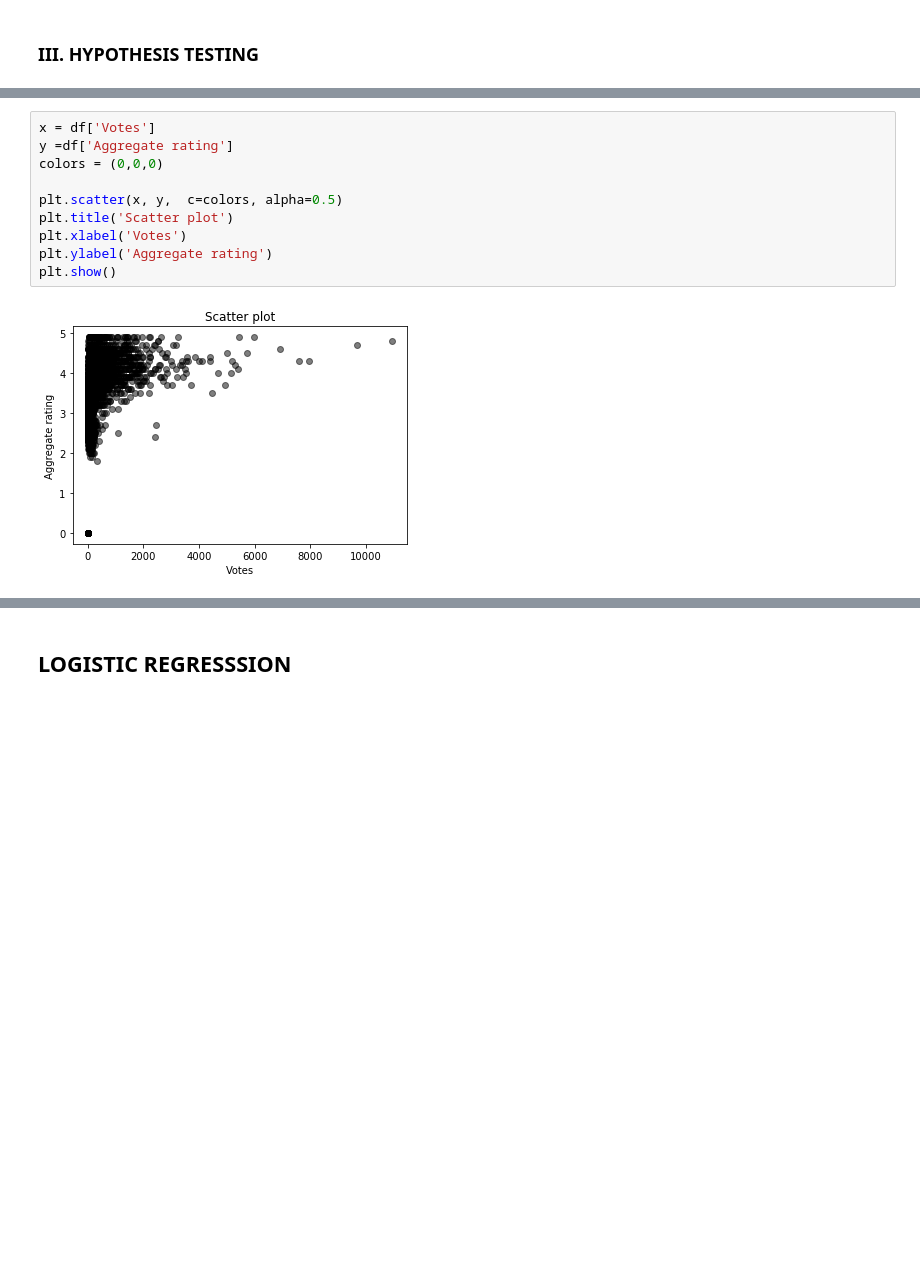
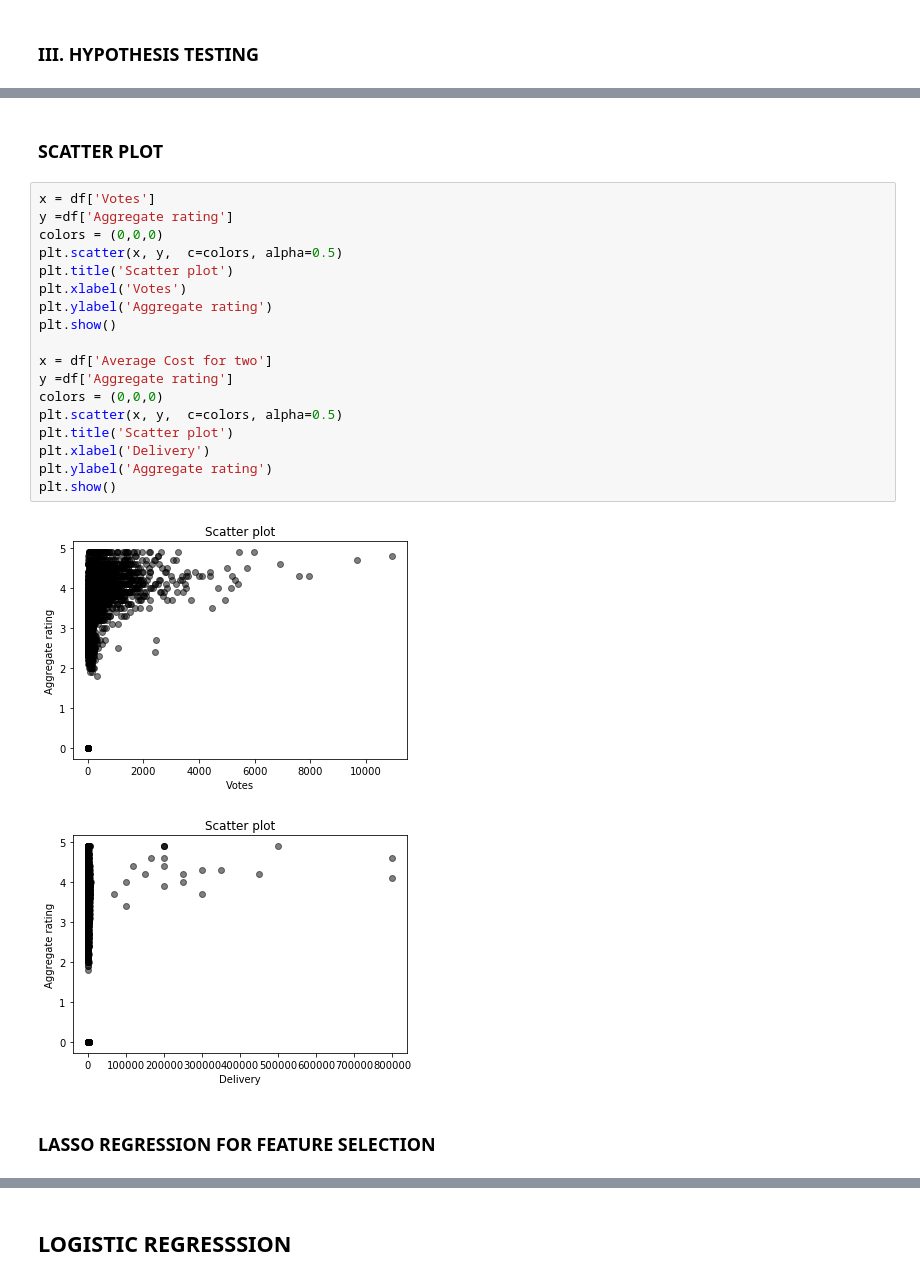
Before and after one commit to sumedha12/pythonzomatoproject, a Jupyter notebook: pythonzomatoproject-Copy1 (7).ipynb, the cells around one changed output, grey strips where cells are left out. Saved outputs shown, nothing was run; the diff lists cells and outputs as text; blank space fills up the shorter version.

```diff
--- a/pythonzomatoproject-Copy1 (7).ipynb
+++ b/pythonzomatoproject-Copy1 (7).ipynb
@@ -124,12 +256,25 @@ For exploring the relation, we develop a scatter plot. From the scatterplot, we
+# %% [markdown]
+<h3>SCATTER PLOT</h3>
 # %%
 x = df['Votes']
 y =df['Aggregate rating']
 colors = (0,0,0)
-
 plt.scatter(x, y,  c=colors, alpha=0.5)
 plt.title('Scatter plot')
 plt.xlabel('Votes')
 plt.ylabel('Aggregate rating')
 plt.show()
+
+x = df['Average Cost for two']
+y =df['Aggregate rating']
+colors = (0,0,0)
+plt.scatter(x, y,  c=colors, alpha=0.5)
+plt.title('Scatter plot')
+plt.xlabel('Delivery')
+plt.ylabel('Aggregate rating')
+plt.show()
 # %% [output]
 [figure]
+[figure, added]
+# %% [markdown]
+<h3>LASSO REGRESSION FOR FEATURE SELECTION</h3>
```
Also changed, not shown: parts of 27 cells of this notebook.
